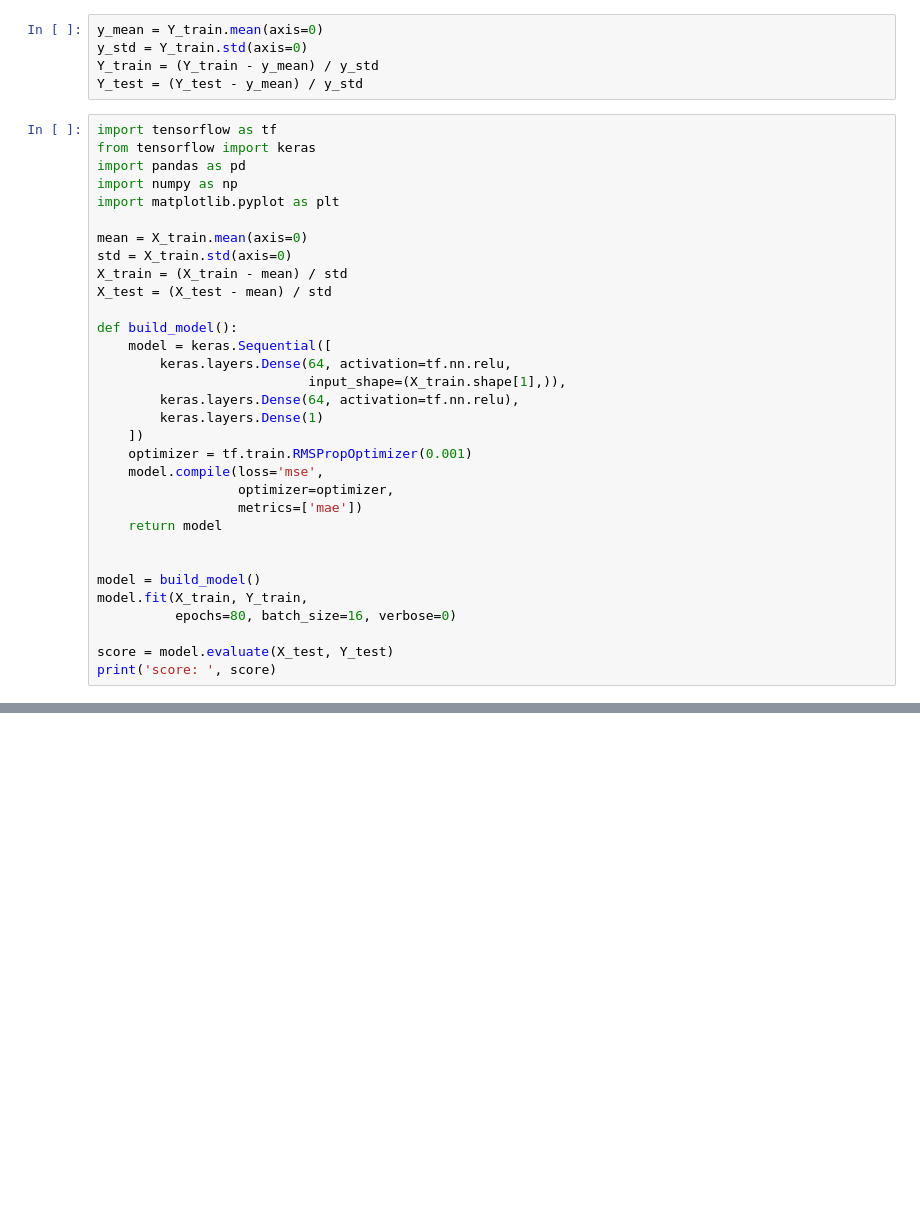
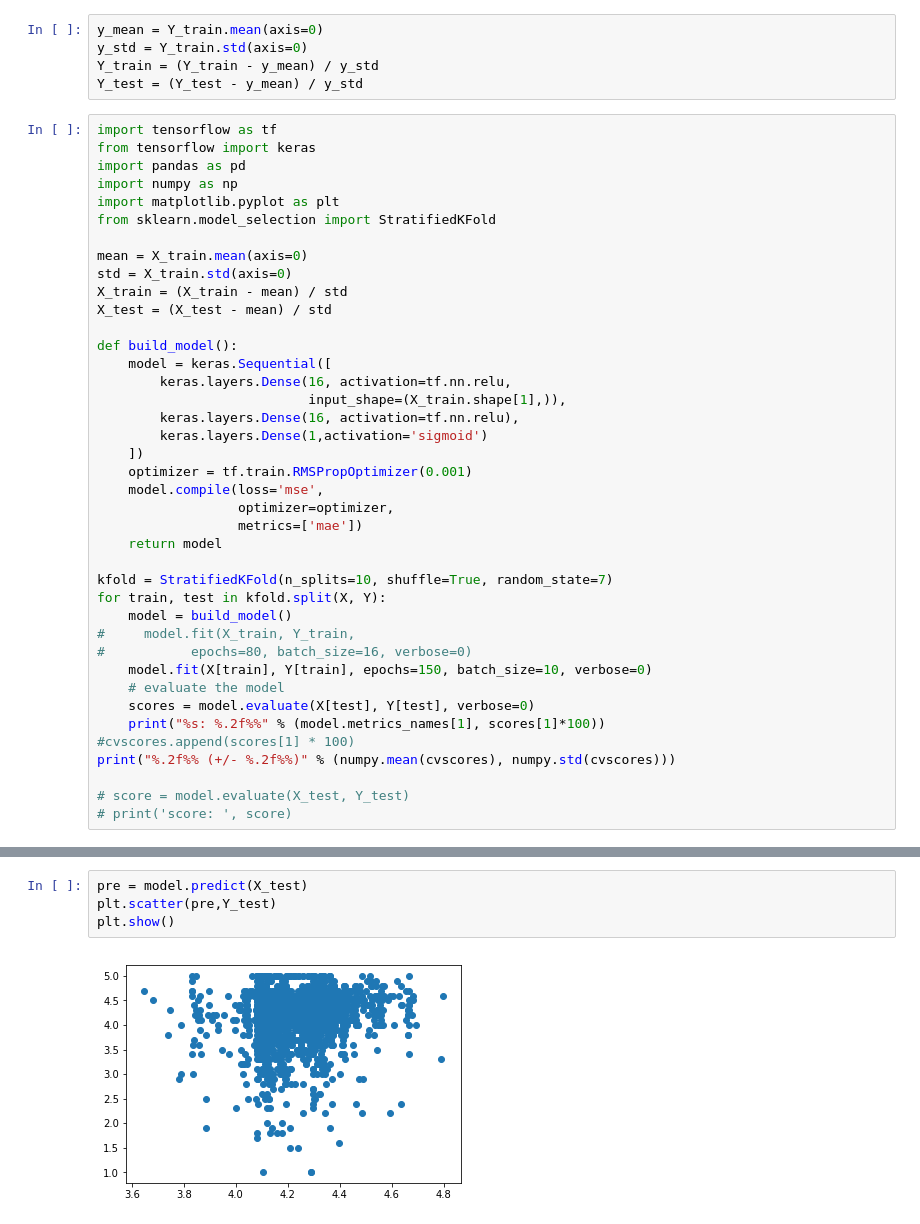
Before and after one commit to sherylwithans/potential-waddle, a Jupyter notebook: prediction model.ipynb, the cells around one changed output, grey strips where cells are left out. Cells and saved outputs as stored; diff of their text form; blank space fills up the shorter version.

```diff
--- a/prediction model.ipynb
+++ b/prediction model.ipynb
@@ -215,6 +211,7 @@ from tensorflow import keras
 import pandas as pd
 import numpy as np
 import matplotlib.pyplot as plt
+from sklearn.model_selection import StratifiedKFold
 
 mean = X_train.mean(axis=0)
 std = X_train.std(axis=0)
@@ -223,10 +220,10 @@ X_test = (X_test - mean) / std
 
 def build_model():
     model = keras.Sequential([
-        keras.layers.Dense(64, activation=tf.nn.relu,
+        keras.layers.Dense(16, activation=tf.nn.relu,
                            input_shape=(X_train.shape[1],)),
-        keras.layers.Dense(64, activation=tf.nn.relu),
-        keras.layers.Dense(1)
+        keras.layers.Dense(16, activation=tf.nn.relu),
+        keras.layers.Dense(1,activation='sigmoid')
     ])
     optimizer = tf.train.RMSPropOptimizer(0.001)
     model.compile(loss='mse',
@@ -234,11 +231,18 @@ def build_model():
                   metrics=['mae'])
     return model
 
+kfold = StratifiedKFold(n_splits=10, shuffle=True, random_state=7)
+for train, test in kfold.split(X, Y):
+    model = build_model()
+#     model.fit(X_train, Y_train,
+#           epochs=80, batch_size=16, verbose=0)
+    model.fit(X[train], Y[train], epochs=150, batch_size=10, verbose=0)
+    # evaluate the model
+    scores = model.evaluate(X[test], Y[test], verbose=0)
+    print("%s: %.2f%%" % (model.metrics_names[1], scores[1]*100))
+#cvscores.append(scores[1] * 100)
+print("%.2f%% (+/- %.2f%%)" % (numpy.mean(cvscores), numpy.std(cvscores)))
 
-model = build_model()
-model.fit(X_train, Y_train,
-          epochs=80, batch_size=16, verbose=0)
-
-score = model.evaluate(X_test, Y_test)
-print('score: ', score)
+# score = model.evaluate(X_test, Y_test)
+# print('score: ', score)
 # %% [output]
@@ -247,3 +250,9 @@ score:  [0.7876579967698305, 0.7141965050452858]
+# %%
+pre = model.predict(X_test)
+plt.scatter(pre,Y_test)
+plt.show()
+# %% [output]
+[figure, added]
 # %%
 from sklearn.model_selection import train_test_split
 X_train,X_test,Y_train,Y_test = train_test_split(X,Y,test_size = 0.25,random_state=1)
```
Also changed, not shown: parts of 5 cells of this notebook.
